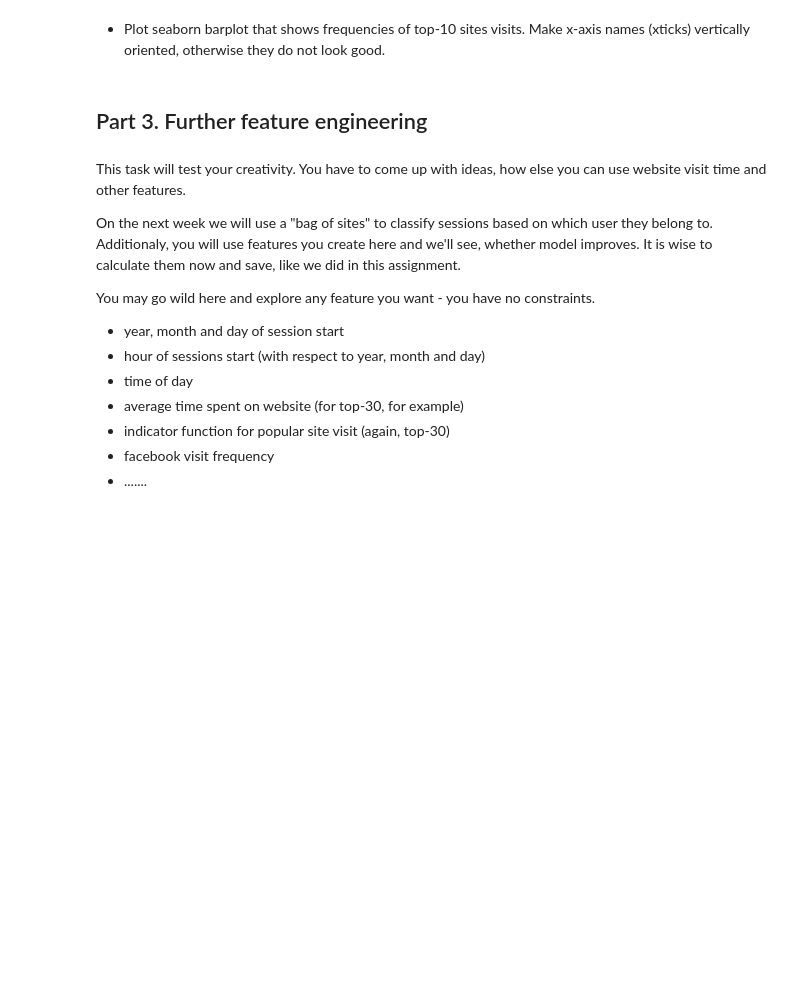
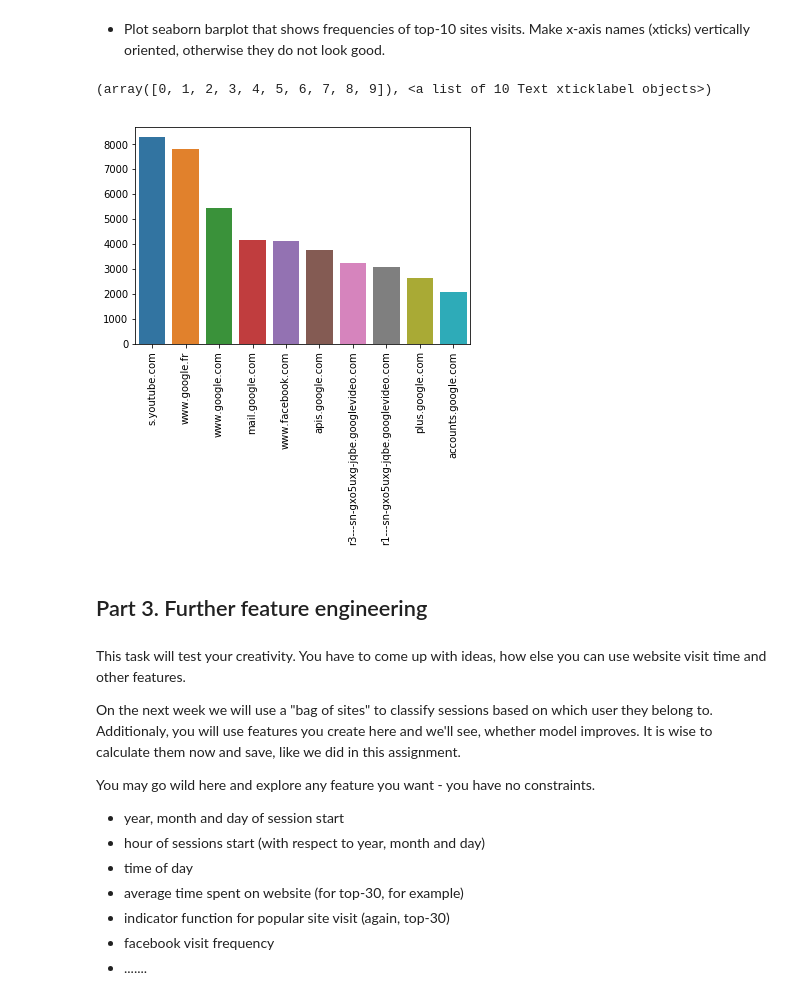
Before and after one commit to bllguo/mlcourse.ai, a Jupyter notebook: jupyter_english/project_alice/week3_visual_analysis_and_fe.ipynb, the cells around one changed output. Cells and saved outputs as stored; diff of their text form; code cells hidden in the pictures; blank space fills up the shorter version.

```diff
--- a/jupyter_english/project_alice/week3_visual_analysis_and_fe.ipynb
+++ b/jupyter_english/project_alice/week3_visual_analysis_and_fe.ipynb
@@ -325,2 +327,4 @@ Load the pickle file frequency dict for 10 users you saved earlier.
+# %%
+site_freq = pd.DataFrame([[k, v[1]] for (k, v) in site_dict.items()], columns = ['site', 'freq'])
 # %% [markdown]
 - Find top-10 most visited sites (top10_sites) and corresponding number of visits (top10_freqs).
@@ -331,2 +345,5 @@ Load the pickle file frequency dict for 10 users you saved earlier.
+# %%
+top10_freqs = site_freq.sort_values('freq', ascending=False).head(10)['freq'].values
+top10_sites = site_freq.sort_values('freq', ascending=False).head(10)['site'].values
 # %% [markdown]
 - Plot seaborn barplot that shows frequencies of top-10 sites visits. Make x-axis names (xticks) vertically oriented, otherwise they do not look good.
@@ -336,3 +350,9 @@ Load the pickle file frequency dict for 10 users you saved earlier.
+# %%
+sns.barplot(top10_sites, top10_freqs)
+plt.xticks(rotation = 90)
+# %% [output]
+(array([0, 1, 2, 3, 4, 5, 6, 7, 8, 9]), <a list of 10 Text xticklabel objects>)
+[figure, added]
 # %% [markdown]
 ## Part 3. Further feature engineering
 # %% [markdown]
```
Also changed, not shown: parts of 11 cells of this notebook, 2 other files.
